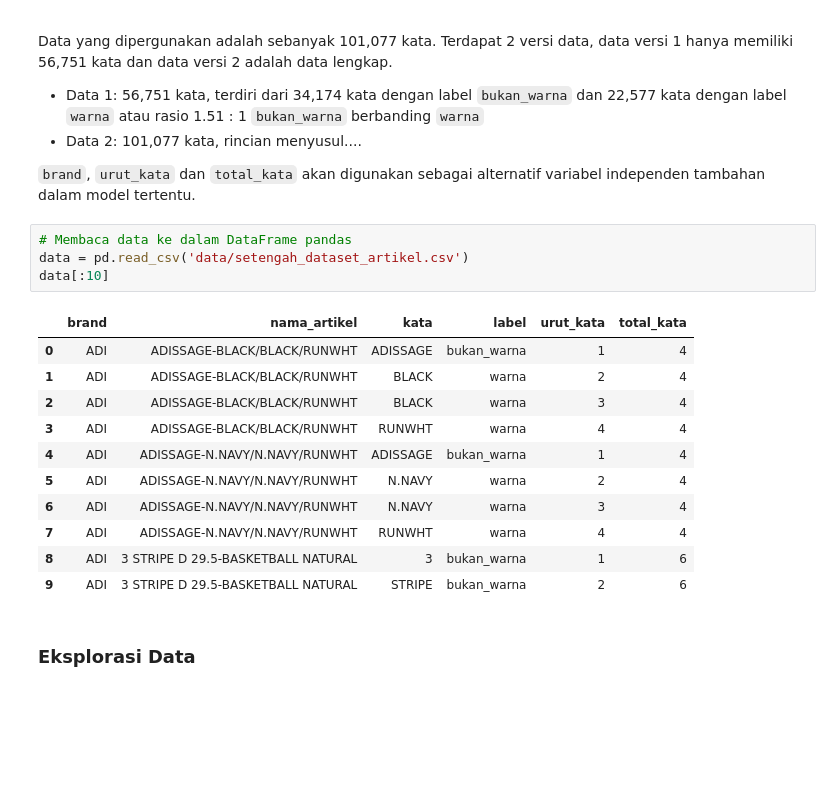
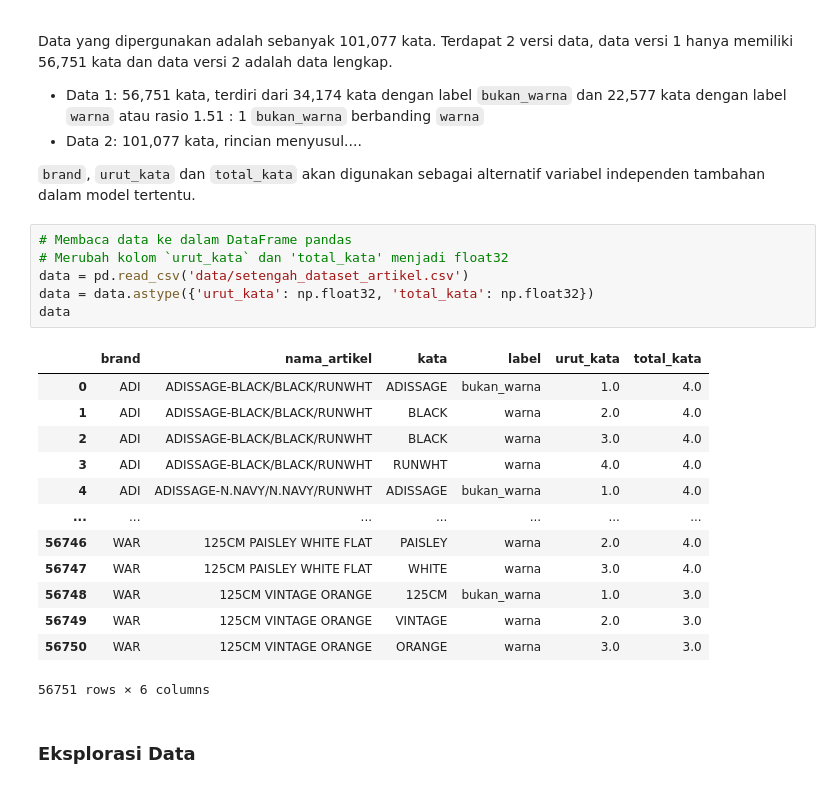
Before and after one commit to johanesPao/ColorSkim, a Jupyter notebook: ColorSkim_AI.ipynb, the cells around one changed output. Drawn from its saved outputs; the diff is of its cells as text; blank space fills up the shorter version.

```diff
--- a/ColorSkim_AI.ipynb
+++ b/ColorSkim_AI.ipynb
@@ -130,20 +136,24 @@ Data yang dipergunakan adalah sebanyak 101,077 kata. Terdapat 2 versi data, data
 `brand`, `urut_kata` dan `total_kata` akan digunakan sebagai alternatif variabel independen tambahan dalam model tertentu.
 # %%
 # Membaca data ke dalam DataFrame pandas
+# Merubah kolom `urut_kata` dan 'total_kata' menjadi float32
 data = pd.read_csv('data/setengah_dataset_artikel.csv')
-data[:10]
+data = data.astype({'urut_kata': np.float32, 'total_kata': np.float32})
+data
 # %% [output]
 |  | brand | nama_artikel | kata | label | urut_kata | total_kata |
-| 0 | ADI | ADISSAGE-BLACK/BLACK/RUNWHT | ADISSAGE | bukan_warna | 1 | 4 |
-| 1 | ADI | ADISSAGE-BLACK/BLACK/RUNWHT | BLACK | warna | 2 | 4 |
-| 2 | ADI | ADISSAGE-BLACK/BLACK/RUNWHT | BLACK | warna | 3 | 4 |
-| 3 | ADI | ADISSAGE-BLACK/BLACK/RUNWHT | RUNWHT | warna | 4 | 4 |
-| 4 | ADI | ADISSAGE-N.NAVY/N.NAVY/RUNWHT | ADISSAGE | bukan_warna | 1 | 4 |
-| 5 | ADI | ADISSAGE-N.NAVY/N.NAVY/RUNWHT | N.NAVY | warna | 2 | 4 |
-| 6 | ADI | ADISSAGE-N.NAVY/N.NAVY/RUNWHT | N.NAVY | warna | 3 | 4 |
-| 7 | ADI | ADISSAGE-N.NAVY/N.NAVY/RUNWHT | RUNWHT | warna | 4 | 4 |
-| 8 | ADI | 3 STRIPE D 29.5-BASKETBALL NATURAL | 3 | bukan_warna | 1 | 6 |
-| 9 | ADI | 3 STRIPE D 29.5-BASKETBALL NATURAL | STRIPE | bukan_warna | 2 | 6 |
+| 0 | ADI | ADISSAGE-BLACK/BLACK/RUNWHT | ADISSAGE | bukan_warna | 1.0 | 4.0 |
+| 1 | ADI | ADISSAGE-BLACK/BLACK/RUNWHT | BLACK | warna | 2.0 | 4.0 |
+| 2 | ADI | ADISSAGE-BLACK/BLACK/RUNWHT | BLACK | warna | 3.0 | 4.0 |
+| 3 | ADI | ADISSAGE-BLACK/BLACK/RUNWHT | RUNWHT | warna | 4.0 | 4.0 |
+| 4 | ADI | ADISSAGE-N.NAVY/N.NAVY/RUNWHT | ADISSAGE | bukan_warna | 1.0 | 4.0 |
+| ... | ... | ... | ... | ... | ... | ... |
+| 56746 | WAR | 125CM PAISLEY WHITE FLAT | PAISLEY | warna | 2.0 | 4.0 |
+| 56747 | WAR | 125CM PAISLEY WHITE FLAT | WHITE | warna | 3.0 | 4.0 |
+| 56748 | WAR | 125CM VINTAGE ORANGE | 125CM | bukan_warna | 1.0 | 3.0 |
+| 56749 | WAR | 125CM VINTAGE ORANGE | VINTAGE | warna | 2.0 | 3.0 |
+| 56750 | WAR | 125CM VINTAGE ORANGE | ORANGE | warna | 3.0 | 3.0 |
+56751 rows × 6 columns
 # %% [markdown]
 ### Eksplorasi Data
 # %%
```
Also changed, not shown: parts of 35 cells of this notebook, 23 other files.
